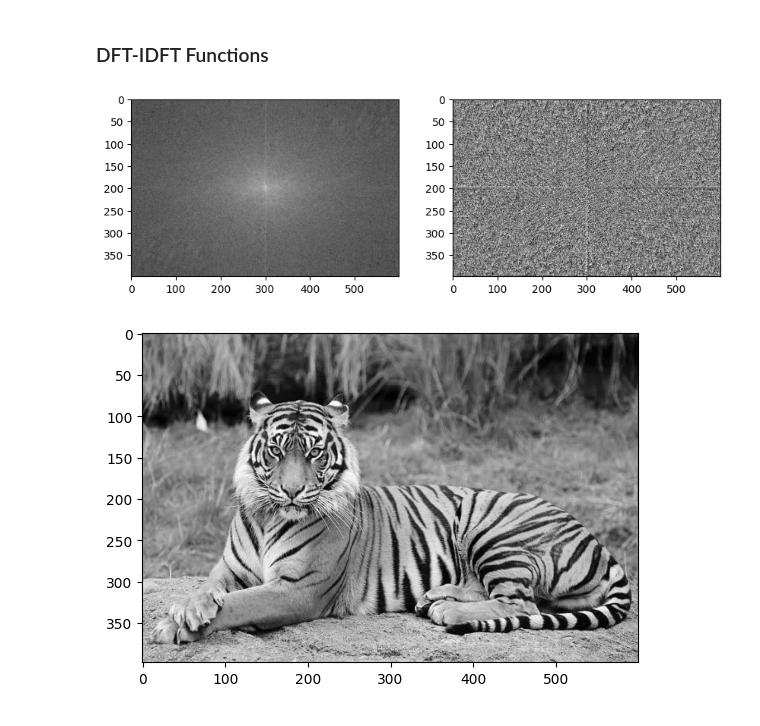
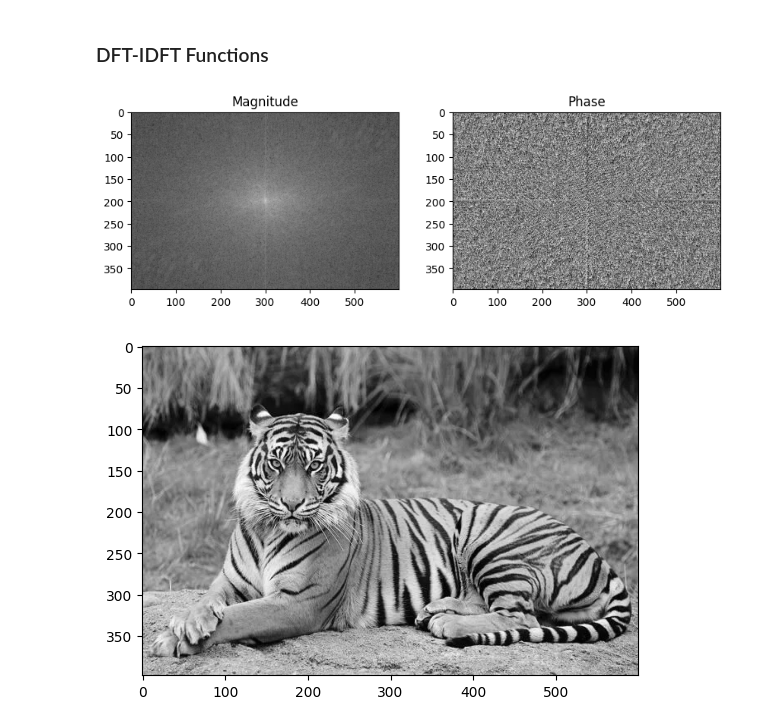
Before and after one commit to shreyaswankhede12/IVP-project, a Jupyter notebook: Code/main.ipynb, the cells around one changed output. Drawn from its saved outputs; the diff is of its cells as text; code cells hidden in the pictures.

```diff
--- a/Code/main.ipynb
+++ b/Code/main.ipynb
@@ -257,15 +239,17 @@ def IDFT(mag, phase, centered=False):
 # %%
 dft_mag, dft_phase = DFT(gray_img, centered=True)
 
 plt.figure(figsize=(10, 5))
 plt.subplot(1, 2, 1)
 plt.imshow(np.log(1 + dft_mag), cmap='gray')
+plt.title('Magnitude')
 
 plt.subplot(1, 2, 2)
 plt.imshow(dft_phase, cmap='gray')
+plt.title('Phase')
 plt.show()
 # %% [output]
-[figure, old version]
+[figure, new version]
 # %%
 I = IDFT(dft_mag, dft_phase, centered=True)
 
```
Also changed, not shown: parts of 16 cells of this notebook, 1 other file.
